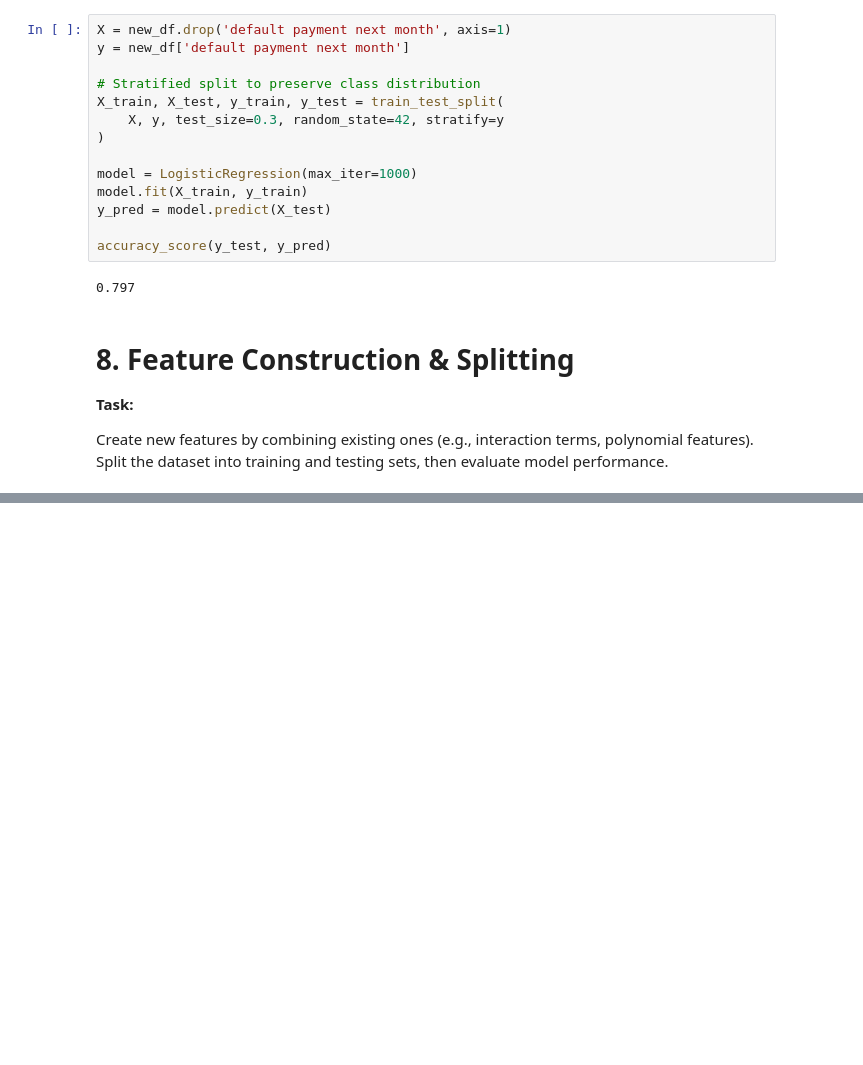
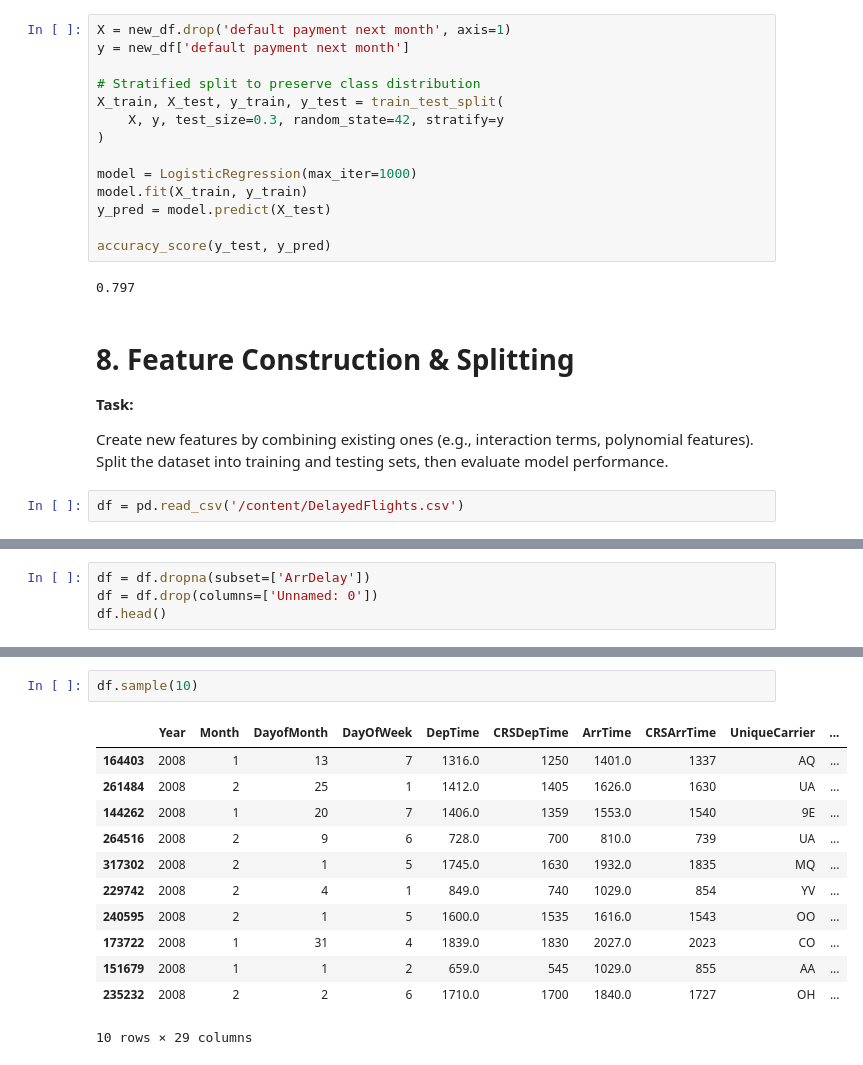
Before and after one commit to ChaitanyaZunzurkar/ML, a Jupyter notebook: Data Preprocessing/ML_Notes.ipynb, the cells around one changed output, grey strips where cells are left out. Drawn from its saved outputs; the diff is of its cells as text; blank space fills up the shorter version.

```diff
--- a/Data Preprocessing/ML_Notes.ipynb
+++ b/Data Preprocessing/ML_Notes.ipynb
@@ -748,3 +748,5 @@ accuracy_score(y_test, y_pred)
 **Task:**
 
 Create new features by combining existing ones (e.g., interaction terms, polynomial features). Split the dataset into training and testing sets, then evaluate model performance.
+# %%
+df = pd.read_csv('/content/DelayedFlights.csv')
@@ -750,0 +763,4 @@ Create new features by combining existing ones (e.g., interaction terms, polynom
+# %%
+df = df.dropna(subset=['ArrDelay'])
+df = df.drop(columns=['Unnamed: 0'])
+df.head()
@@ -750,0 +775,15 @@ Create new features by combining existing ones (e.g., interaction terms, polynom
+# %%
+df.sample(10)
+# %% [output]
+|  | Year | Month | DayofMonth | DayOfWeek | DepTime | CRSDepTime | ArrTime | CRSArrTime | UniqueCarrier | ... |
+| 164403 | 2008 | 1 | 13 | 7 | 1316.0 | 1250 | 1401.0 | 1337 | AQ | ... |
+| 261484 | 2008 | 2 | 25 | 1 | 1412.0 | 1405 | 1626.0 | 1630 | UA | ... |
+| 144262 | 2008 | 1 | 20 | 7 | 1406.0 | 1359 | 1553.0 | 1540 | 9E | ... |
+| 264516 | 2008 | 2 | 9 | 6 | 728.0 | 700 | 810.0 | 739 | UA | ... |
+| 317302 | 2008 | 2 | 1 | 5 | 1745.0 | 1630 | 1932.0 | 1835 | MQ | ... |
+| 229742 | 2008 | 2 | 4 | 1 | 849.0 | 740 | 1029.0 | 854 | YV | ... |
+| 240595 | 2008 | 2 | 1 | 5 | 1600.0 | 1535 | 1616.0 | 1543 | OO | ... |
+| 173722 | 2008 | 1 | 31 | 4 | 1839.0 | 1830 | 2027.0 | 2023 | CO | ... |
+| 151679 | 2008 | 1 | 1 | 2 | 659.0 | 545 | 1029.0 | 855 | AA | ... |
+| 235232 | 2008 | 2 | 2 | 6 | 1710.0 | 1700 | 1840.0 | 1727 | OH | ... |
+10 rows × 29 columns
```
Also changed, not shown: parts of 7 cells of this notebook.
